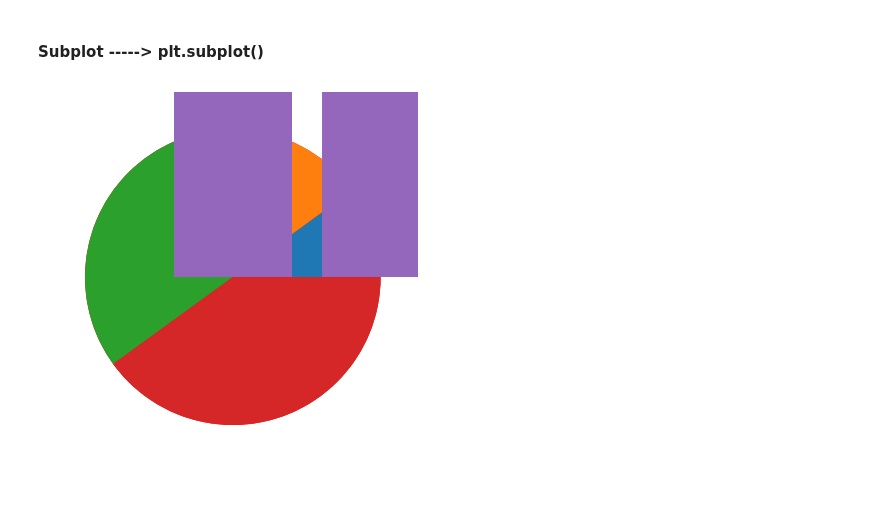
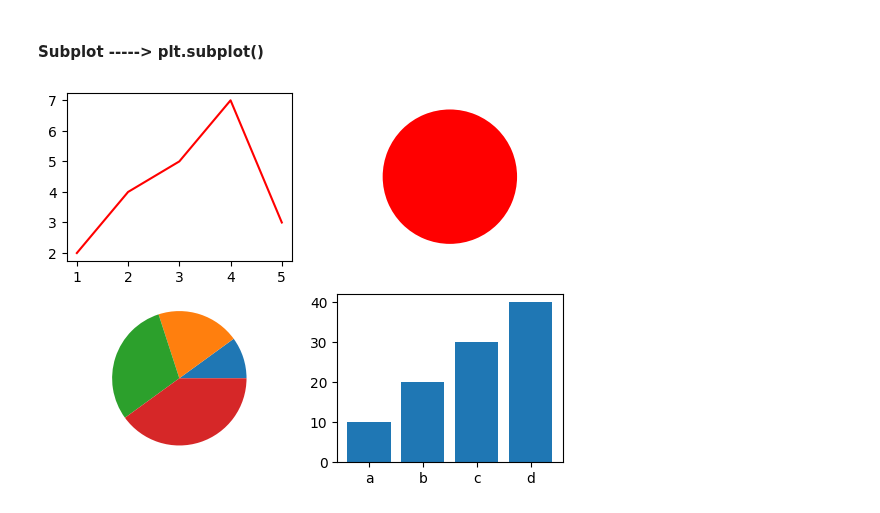
Before and after one commit to AnkitBhagat17/Data_Visualization, a Jupyter notebook: Matplotlib.ipynb, the cells around one changed output. Cells and saved outputs as stored; diff of their text form; code cells hidden in the pictures.

```diff
--- a/Matplotlib.ipynb
+++ b/Matplotlib.ipynb
@@ -209,16 +209,20 @@ plt.show()
 # %%
 import matplotlib.pyplot as plt
 
 x = [1, 2, 3, 4, 5]
 y = [2, 4, 5, 7, 3]
+plt.subplot(2,2,1)
 plt.plot(x,y , color='r')
+plt.subplot(2,2,2)
 plt.pie([1],colors='r')
 x1 = [10, 20, 30, 40]
+plt.subplot(2,2,3)
 plt.pie(x1)
 x2=["a", "b", "c", "d"]
 y2=[10, 20, 30, 40]
+plt.subplot(2,2,4)
 plt.bar(x2,y2)
 
 plt.show()
 # %% [output]
-[figure, old version]
+[figure, new version]
```
Also changed, not shown: parts of 4 cells of this notebook.
